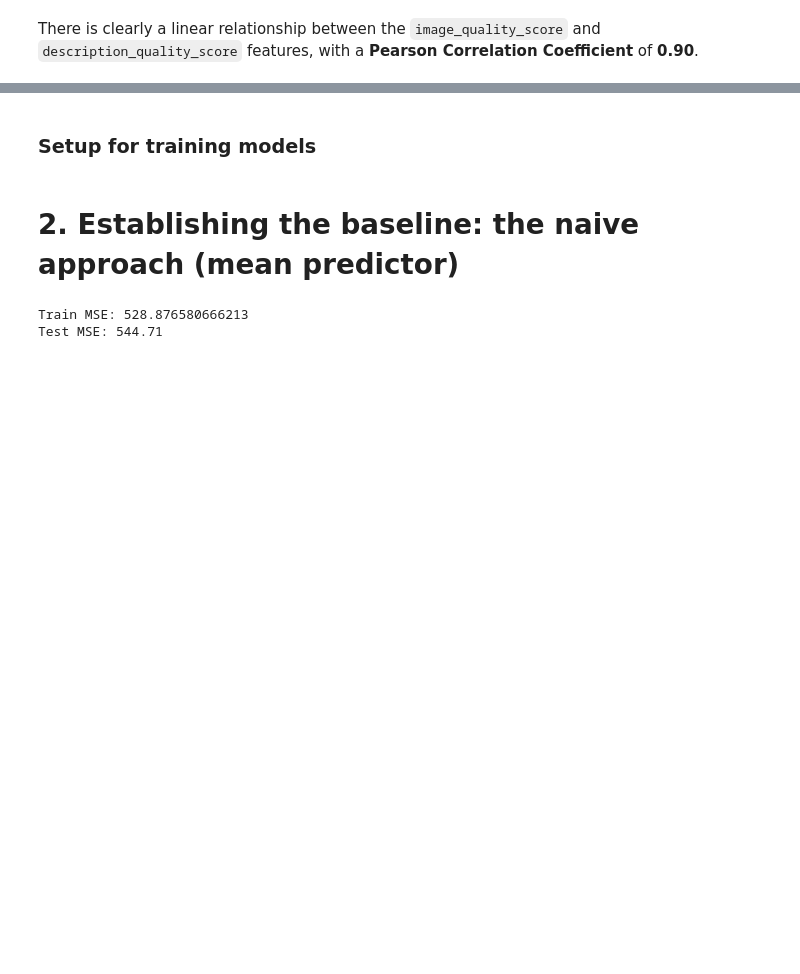
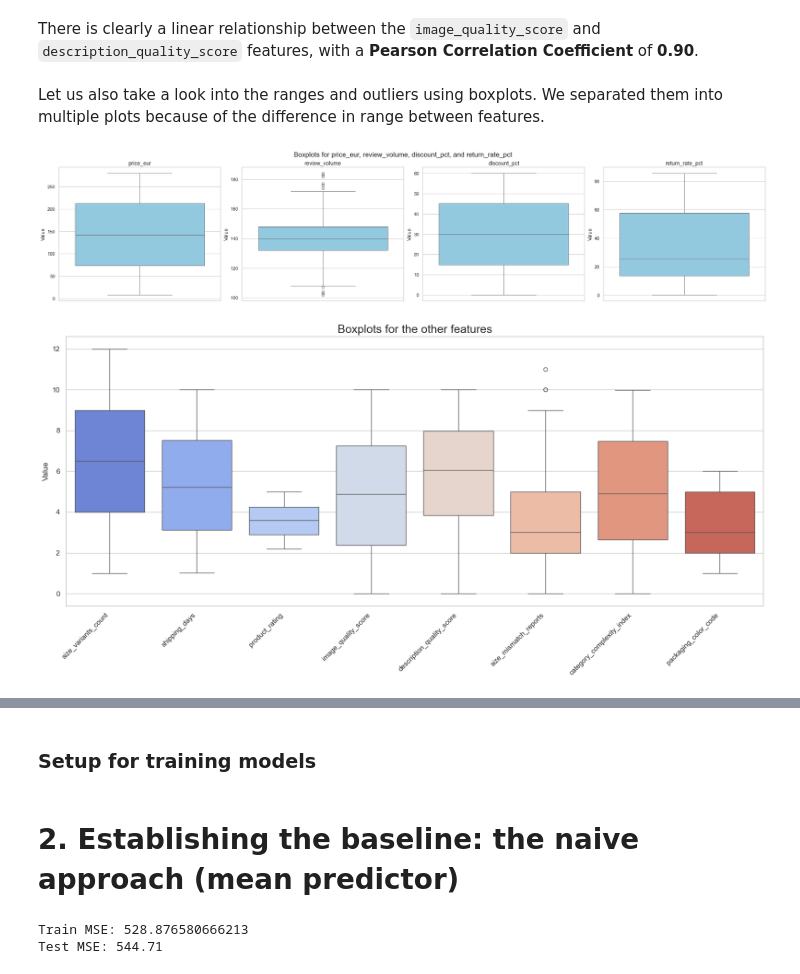
Before and after one commit to tomabrihacescu/return_rate_ecommerce_platform, a Jupyter notebook: draft1.ipynb, the cells around one changed output, grey strips where cells are left out. Cells and saved outputs as stored; diff of their text form; code cells hidden in the pictures; blank space fills up the shorter version.

```diff
--- a/draft1.ipynb
+++ b/draft1.ipynb
@@ -293,2 +303,33 @@ Pearson Correlation Coefficient: 0.90
 # %% [markdown]
 There is clearly a linear relationship between the `image_quality_score` and `description_quality_score` features, with a **Pearson Correlation Coefficient** of **0.90**.
+# %% [markdown]
+Let us also take a look into the ranges and outliers using boxplots. We separated them into multiple plots because of the difference in range between features.
+# %%
+selected_cols = ['price_eur', 'review_volume', 'discount_pct', 'return_rate_pct']
+exclude_cols = selected_cols + ['holiday_campaign_flag']
+other_cols = [col for col in train.columns if col not in exclude_cols]
+
+sns.set_style('whitegrid')
+fig, axes = plt.subplots(nrows=1, ncols=len(selected_cols), figsize=(24, 5), constrained_layout=True)
+
+for ax, col in zip(axes, selected_cols):
+    sns.boxplot(y=train[col], ax=ax, color='skyblue')
+    ax.set_title(col, fontsize=13)
+    ax.set_xlabel("")
+    ax.set_ylabel("Value")
+
+fig.suptitle('Boxplots for price_eur, review_volume, discount_pct, and return_rate_pct', fontsize=16)
+plt.show()
+
+plt.figure(figsize=(16, 8))
+train_other_melted = train[other_cols].melt(var_name='Feature', value_name='Value')
+sns.boxplot(x='Feature', y='Value', data=train_other_melted, palette='coolwarm')
+plt.title('Boxplots for the other features', fontsize=18)
+plt.xlabel("")
+plt.ylabel("Value")
+plt.xticks(rotation=45, ha='right')
+plt.tight_layout()
+plt.show()
+# %% [output]
+[figure, added]
+[figure, added]
```
Also changed, not shown: parts of 30 cells of this notebook.
